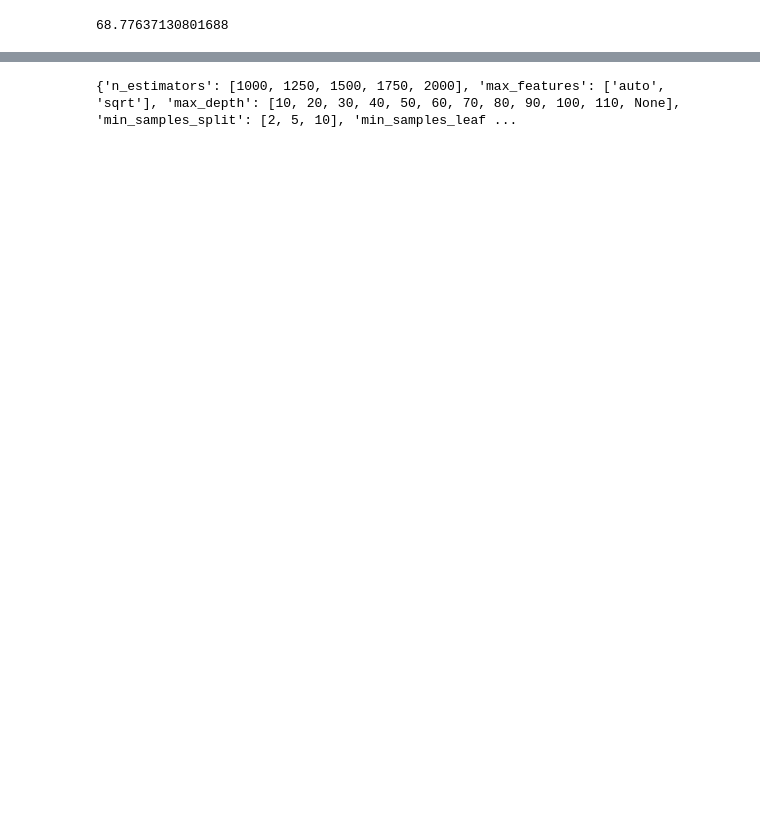
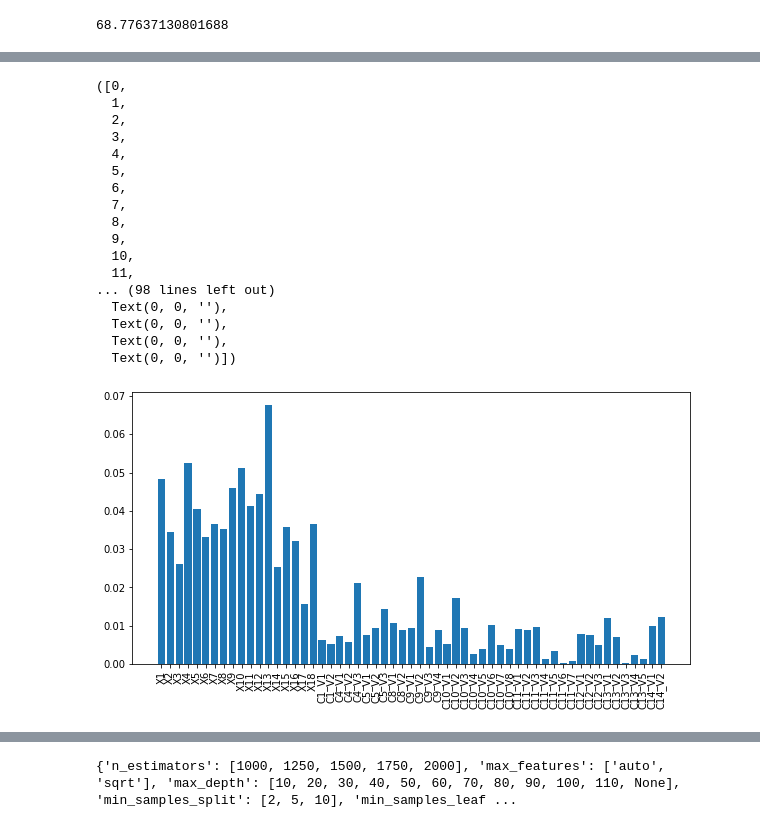
Before and after one commit to BSSB33/machine_learning, a Jupyter notebook: Semester project - ML challenge/code.ipynb, the cells around one changed output, grey strips where cells are left out. Saved outputs shown, nothing was run; the diff lists cells and outputs as text; code cells hidden in the pictures; blank space fills up the shorter version.

```diff
--- a/Semester project - ML challenge/code.ipynb
+++ b/Semester project - ML challenge/code.ipynb
@@ -104,6 +137,32 @@ X_test = X[X_train_len:]
 #X.to_csv("save\X.csv", index=False)
 #X_train.to_csv("save\X_train.csv", index=False)
 #X_test.to_csv("save\X_test.csv", index=False)
+# %%
+
+clf = RandomForestClassifier()
+clf.fit(X_train, y_train)
+plt.figure(figsize=(10,5))
+plt.bar(X_train.columns, clf.feature_importances_)
+plt.xticks(rotation=90)
+# %% [output]
+([0,
+  1,
+  2,
+  3,
+  4,
+  5,
+  6,
+  7,
+  8,
+  9,
+  10,
+  11,
+... (98 lines left out)
+  Text(0, 0, ''),
+  Text(0, 0, ''),
+  Text(0, 0, ''),
+  Text(0, 0, '')])
+[figure, added]
 # %%
 from sklearn.metrics import classification_report
 from sklearn.metrics import confusion_matrix
```
Also changed, not shown: parts of 20 cells of this notebook, 3 other files.
